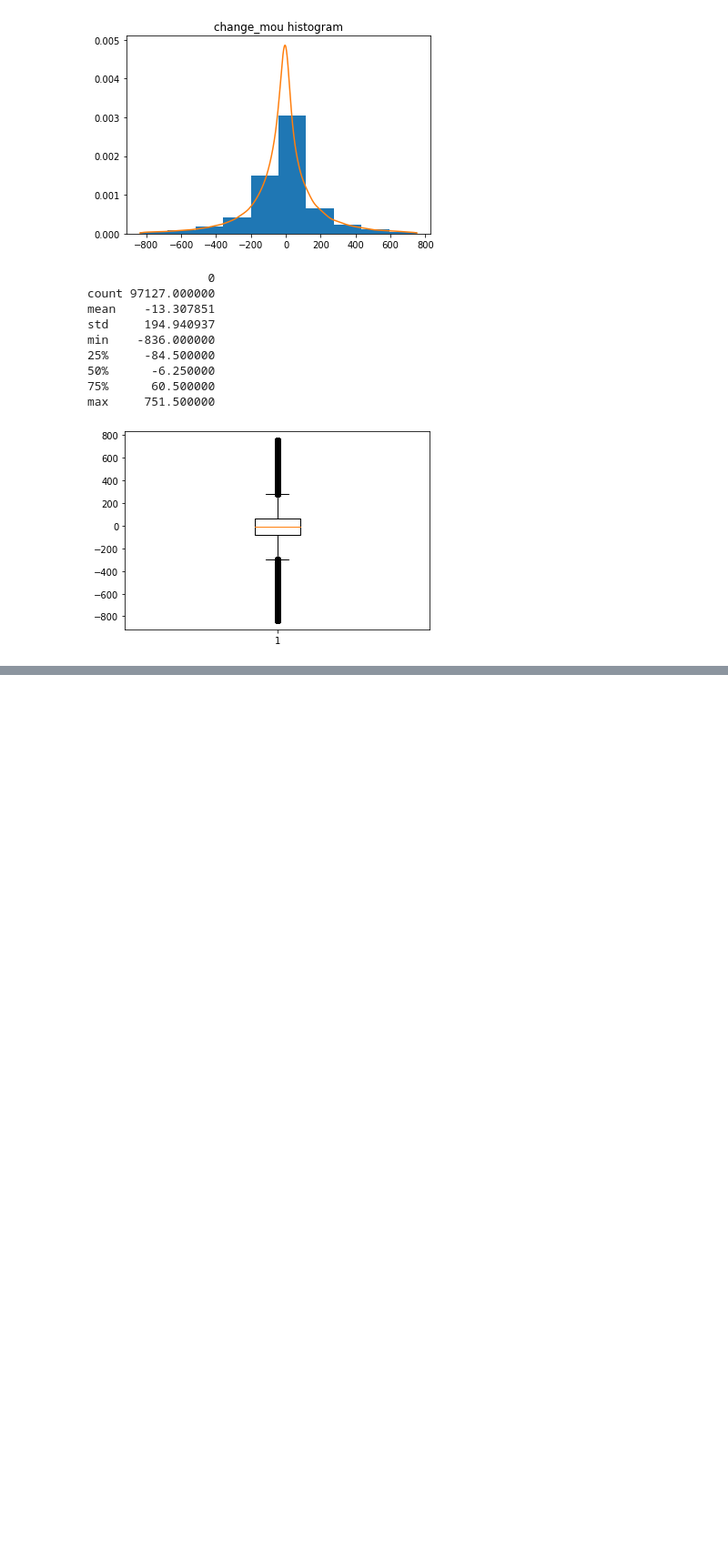
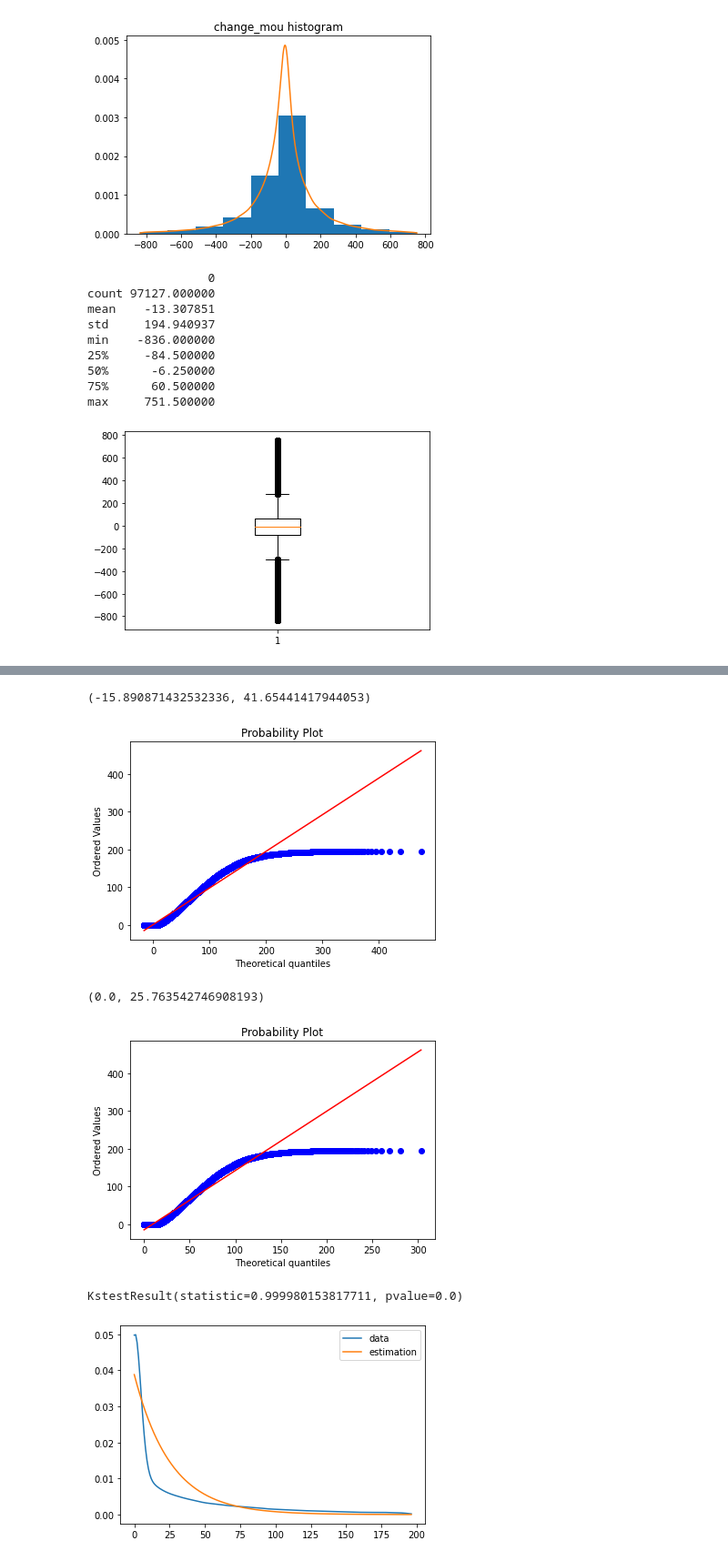
Before and after one commit to zuevmaxim/m-m2021, a Jupyter notebook: lab1.ipynb, the cells around one changed output, grey strips where cells are left out. Shown at 91% size. Saved outputs shown, nothing was run; the diff lists cells and outputs as text; code cells hidden in the pictures; blank space fills up the shorter version.

```diff
--- a/lab1.ipynb
+++ b/lab1.ipynb
@@ -268,23 +271,30 @@ find_distribution(d)
 # %%
-from scipy.stats import gompertz
+from scipy.stats import expon
 
-dist = gompertz
+dist = expon
 
 p = dist.fit(d, method='MM')
 print(p)
 probplot(d, plot=plt, dist=dist(*p))
 plt.show()
 
 p = dist.fit(d, method='MLE')
 print(p)
 probplot(d, plot=plt, dist=dist(*p))
 plt.show()
 
 print(kstest(d, dist(*p).pdf))
 
 kde = gaussian_kde(d)
 tiks = np.arange(d.min(), d.max() + 1, 1)
 plt.plot(tiks, kde(tiks), label='data')
 plt.plot(tiks, dist(*p).pdf(tiks), label='estimation')
 plt.legend()
 plt.show()
+# %% [output]
+(-15.890871432532336, 41.65441417944053)
+[figure, added]
+(0.0, 25.763542746908193)
+[figure, added]
+KstestResult(statistic=0.999980153817711, pvalue=0.0)
+[figure, added]
```
Also changed, not shown: parts of 13 cells of this notebook.
